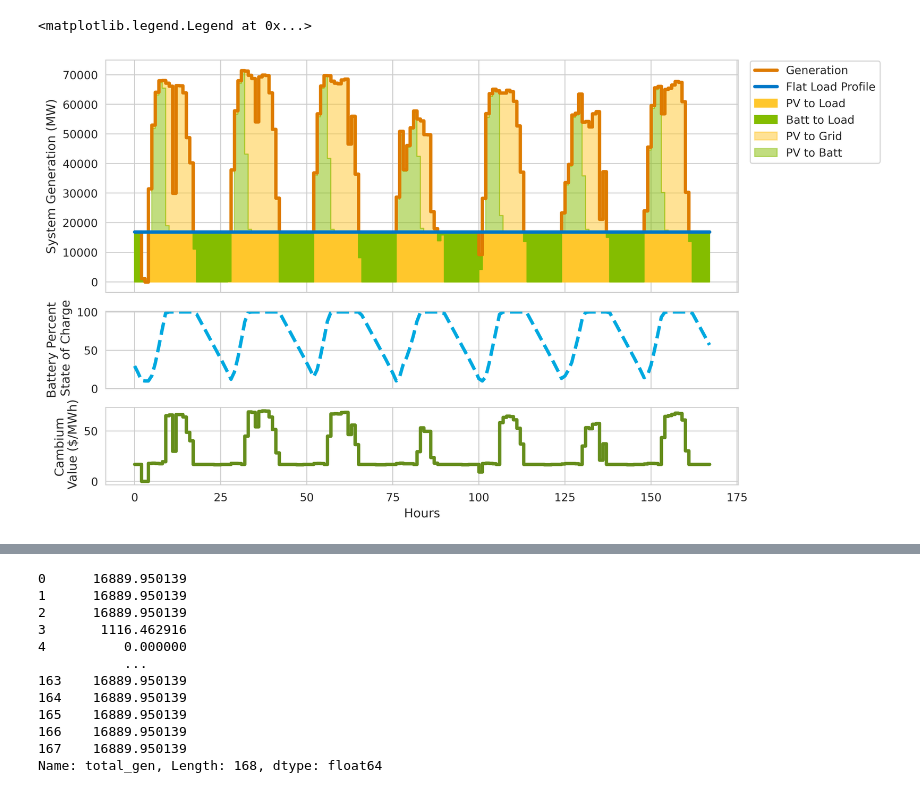
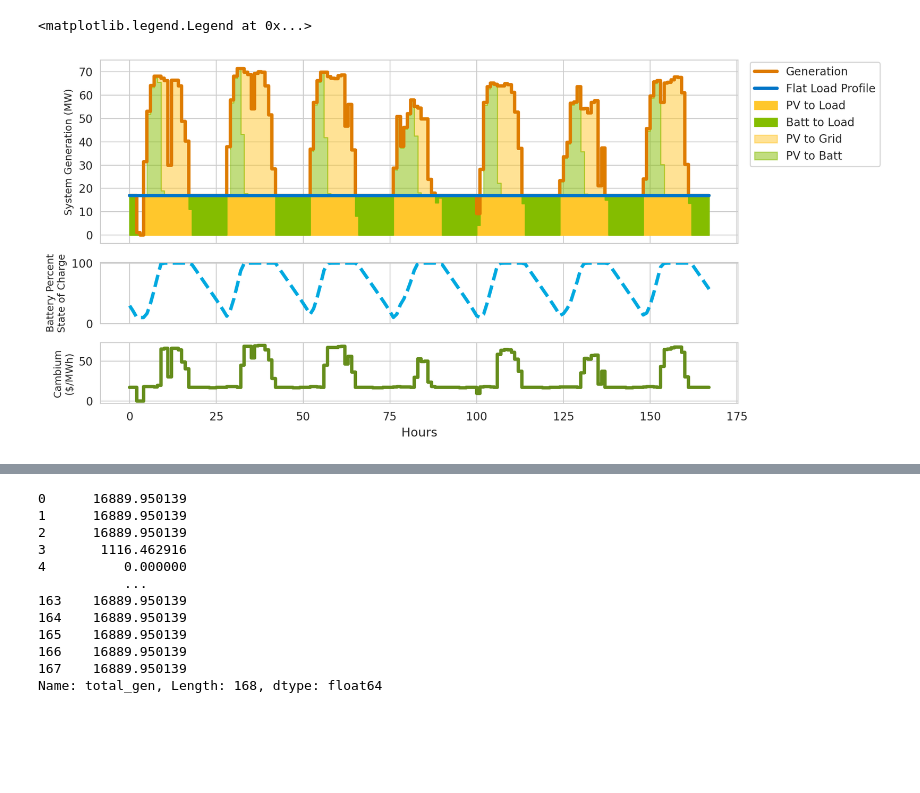
Before and after one commit to NREL/vapor, a Jupyter notebook: notebooks/viz_generation.ipynb, the cells around one changed output, grey strips where cells are left out. Drawn from its saved outputs; the diff is of its cells as text; code cells hidden in the pictures; blank space fills up the shorter version.

```diff
--- a/notebooks/viz_generation.ipynb
+++ b/notebooks/viz_generation.ipynb
@@ -74,14 +74,14 @@ batt_ts = pd.DataFrame({
     'soc':batt_model.generator.Outputs.batt_SOC[0:8760],
     'market_profile':[i[0] for i in batt_model.market_profile[0:8760]]
 })
-
+batt_ts[['load','batt_to_load','pv_to_batt', 'pv_to_grid','pv_to_load','gen']] /= 1e3
 batt_ts['self_consume'] = batt_ts['batt_to_load'] + batt_ts['pv_to_load']
 batt_ts['total_gen'] = batt_ts['self_consume'] + batt_ts['pv_to_grid'] + batt_ts['pv_to_batt']
 
 batt_ts = batt_ts[(30*24*6):(30*24*6)+(24*7)]
 batt_ts.reset_index(inplace=True)
 
-fig = plt.figure(figsize=(9,6), dpi=400)
+fig = plt.figure(figsize=(9,5), dpi=200)
 gs = gridspec.GridSpec(3,1, height_ratios=[3,1,1])
 ax1 = plt.subplot(gs[0])
 ax2 = plt.subplot(gs[1])
@@ -104,34 +104,34 @@ ax1.fill_between(x, batt_ts['pv_to_load'], batt_ts['self_consume'],
 
 ax1.fill_between(x, batt_ts['load']+batt_ts['pv_to_batt'], batt_ts['total_gen'],
                  where=(batt_ts['total_gen'] > batt_ts['load']+batt_ts['pv_to_batt']),
                  label='PV to Grid', step='pre',
                  color=nrel_color_dict[4], alpha=0.5)
 
 ax1.fill_between(x, batt_ts['load'], batt_ts['load']+batt_ts['pv_to_batt'],
                  where=batt_ts['total_gen'] >= batt_ts['load'],
                  label='PV to Batt', step='pre',
                  color=nrel_color_dict[3], alpha=0.5)
 
-ax1.set_ylabel('System Generation (MW)', size=11)
+ax1.set_ylabel('System Generation (MW)', size=9)
 
 
 ax2.plot(batt_ts['soc'], linestyle='--', linewidth=3, color=nrel_color_dict[1])
 ax2.set_ylim(0,101)
-ax2.set_ylabel('Battery Percent\n State of Charge', size=11)
+ax2.set_ylabel('Battery Percent\nState of Charge', size=9)
 
 ax3.step(x, batt_ts['market_profile'], linewidth=3, where='pre', color=nrel_color_dict[2])
-ax3.set_ylabel('Cambium\n Value ($/MWh)', size=11)
+ax3.set_ylabel('Cambium\n($/MWh)', size=9)
 ax3.set_xlabel('Hours', size=11)
 
 plt.setp(ax1.get_xticklabels(), visible=False)
 plt.setp(ax2.get_xticklabels(), visible=False)
 fig.tight_layout()
 
 ax1.legend(bbox_to_anchor=(1.01, 1.02), loc='upper left')
 
 # ax1_handles, ax1_labels = ax1.get_legend_handles_labels()
 # ax2_handles, ax2_labels = ax2.get_legend_handles_labels()
 # fig.legend(ax1_handles+ax2_handles, ax1_labels+ax2_labels, bbox_to_anchor=(0.98, 0.99), loc='upper left')
 # %% [output]
 <matplotlib.legend.Legend at 0x...>
-[figure, old version]
+[figure, new version]
```
Also changed, not shown: parts of 5 cells of this notebook, 4 other files.
